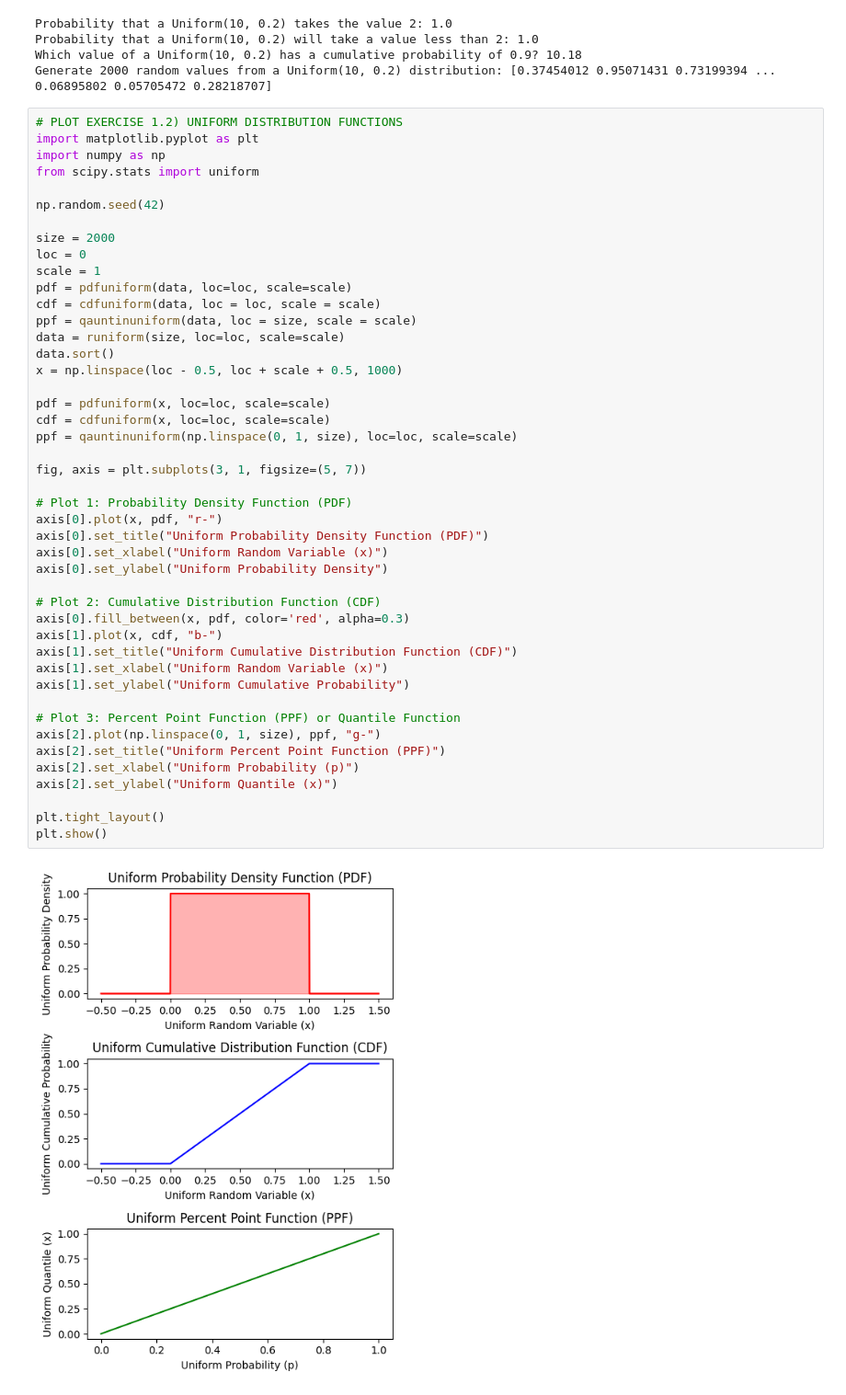
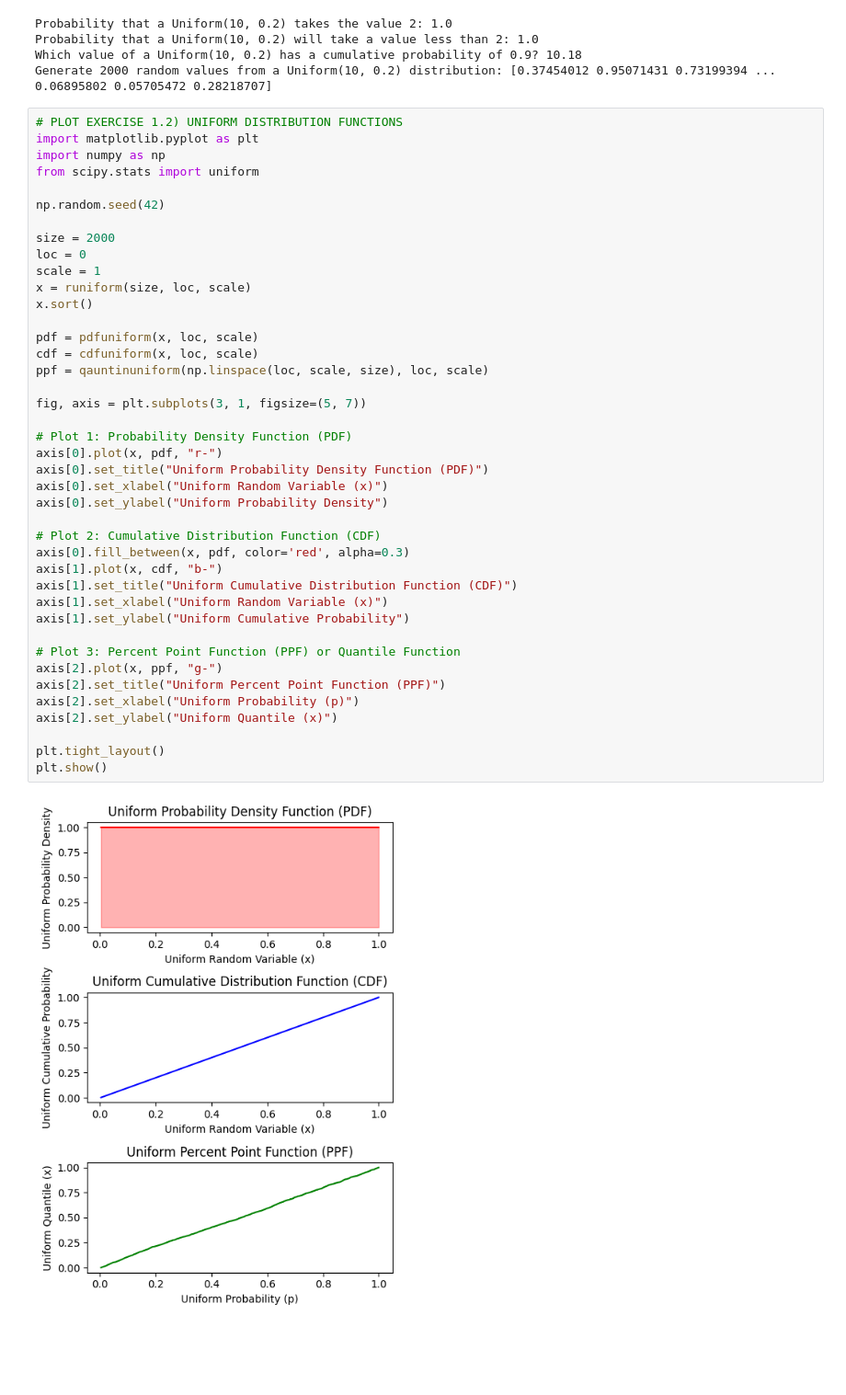
Before and after one commit to dianamonroe/probability-distribution-exercises-project-with-pythonDianaM, a Jupyter notebook: notebook/problems.ipynb, the cells around one changed output. Shown at 92% size. Drawn from its saved outputs; the diff is of its cells as text; blank space fills up the shorter version.

```diff
--- a/notebook/problems.ipynb
+++ b/notebook/problems.ipynb
@@ -242,41 +242,37 @@ from scipy.stats import uniform
 np.random.seed(42)
 
 size = 2000
 loc = 0
 scale = 1
-pdf = pdfuniform(data, loc=loc, scale=scale)
-cdf = cdfuniform(data, loc = loc, scale = scale)
-ppf = qauntinuniform(data, loc = size, scale = scale)
-data = runiform(size, loc=loc, scale=scale)
-data.sort()
-x = np.linspace(loc - 0.5, loc + scale + 0.5, 1000)
+x = runiform(size, loc, scale)
+x.sort()
 
-pdf = pdfuniform(x, loc=loc, scale=scale)
-cdf = cdfuniform(x, loc=loc, scale=scale)
-ppf = qauntinuniform(np.linspace(0, 1, size), loc=loc, scale=scale)
+pdf = pdfuniform(x, loc, scale)
+cdf = cdfuniform(x, loc, scale)
+ppf = qauntinuniform(np.linspace(loc, scale, size), loc, scale)
 
 fig, axis = plt.subplots(3, 1, figsize=(5, 7))
 
 # Plot 1: Probability Density Function (PDF)
 axis[0].plot(x, pdf, "r-")
 axis[0].set_title("Uniform Probability Density Function (PDF)")
 axis[0].set_xlabel("Uniform Random Variable (x)")
 axis[0].set_ylabel("Uniform Probability Density")
 
 # Plot 2: Cumulative Distribution Function (CDF)
 axis[0].fill_between(x, pdf, color='red', alpha=0.3)
 axis[1].plot(x, cdf, "b-")
 axis[1].set_title("Uniform Cumulative Distribution Function (CDF)")
 axis[1].set_xlabel("Uniform Random Variable (x)")
 axis[1].set_ylabel("Uniform Cumulative Probability")
 
 # Plot 3: Percent Point Function (PPF) or Quantile Function
-axis[2].plot(np.linspace(0, 1, size), ppf, "g-")
+axis[2].plot(x, ppf, "g-")
 axis[2].set_title("Uniform Percent Point Function (PPF)")
 axis[2].set_xlabel("Uniform Probability (p)")
 axis[2].set_ylabel("Uniform Quantile (x)")
 
 plt.tight_layout()
 plt.show()
 # %% [output]
-[figure, old version]
+[figure, new version]
```
